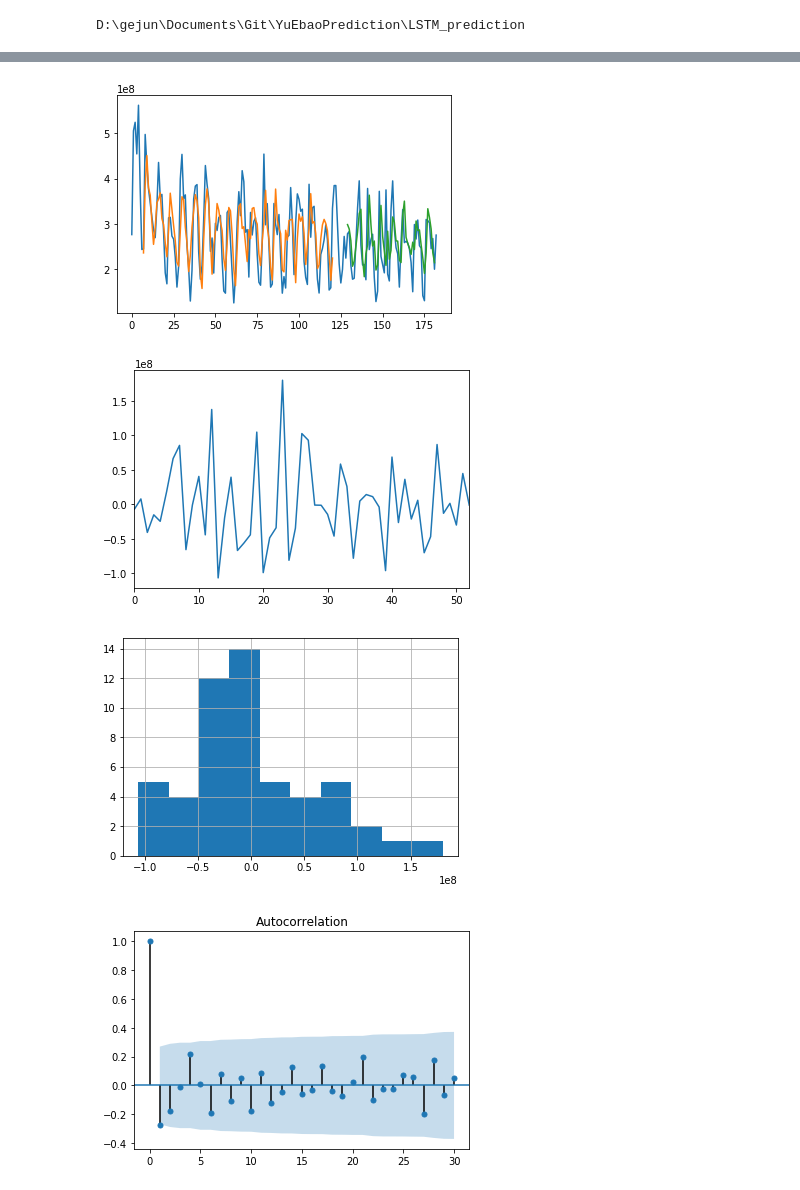
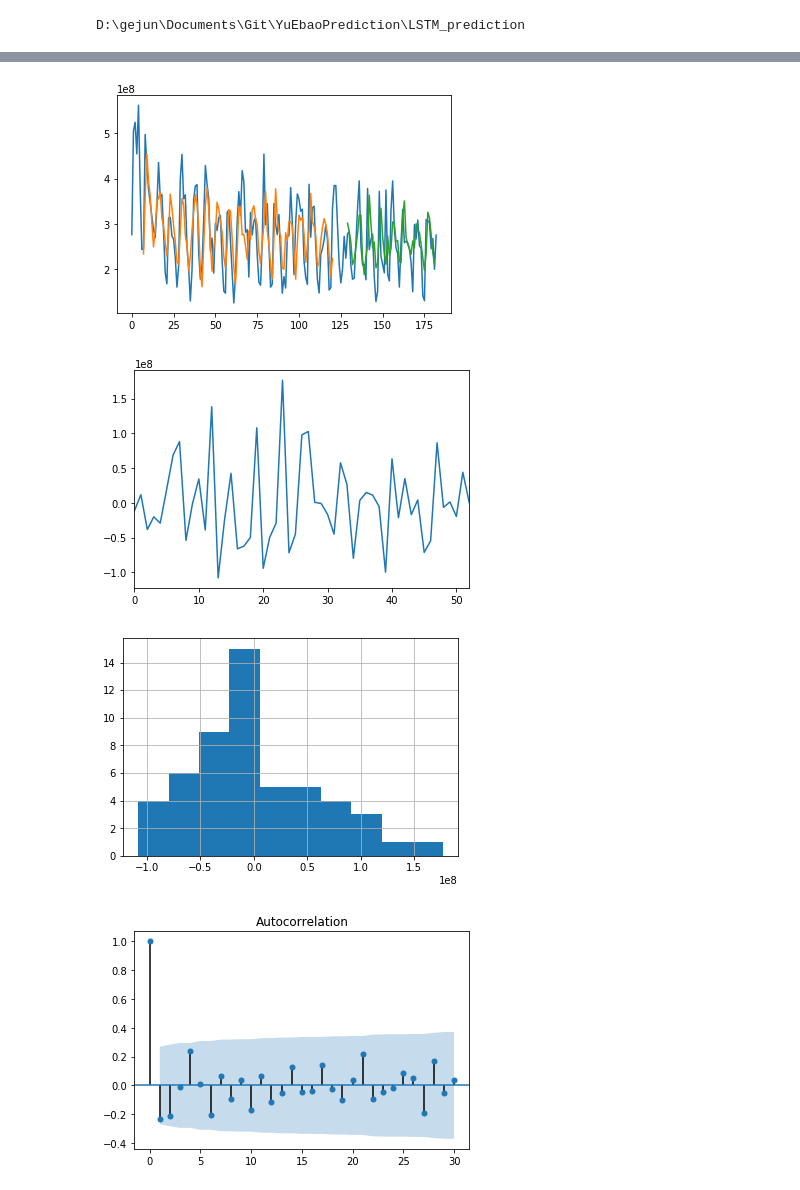
Before and after one commit to mungerism/YuEbaoPrediction, a Jupyter notebook: LSTM_prediction/ipynb/lstm_purchase_residual.ipynb, the cells around one changed output, grey strips where cells are left out. Saved outputs shown, nothing was run; the diff lists cells and outputs as text; code cells hidden in the pictures.

```diff
--- a/LSTM_prediction/ipynb/lstm_purchase_residual.ipynb
+++ b/LSTM_prediction/ipynb/lstm_purchase_residual.ipynb
@@ -93,7 +93,7 @@ myfile = os.path.exists("lstm.model")
 if myfile:
     print("ssss")
 else:
-    model_prob = model.fit(trainX, trainY, epochs=100, batch_size=1, verbose=2)
+    model_prob = model.fit(trainX, trainY, epochs=100, batch_size=4, verbose=10)
     trainPredict = model.predict(trainX)
     testPredict = model.predict(testX)
     trainPredict = scaler.inverse_transform(trainPredict)
@@ -176,4 +176,4 @@ Test Score: 62180818.71 RMSE
-[figure, old version]
+[figure, new version]
-[figure, old version]
+[figure, new version]
-[figure, old version]
+[figure, new version]
-[figure, old version]
+[figure, new version]
```
Also changed, not shown: parts of 1 cell of this notebook, 2 other files.
